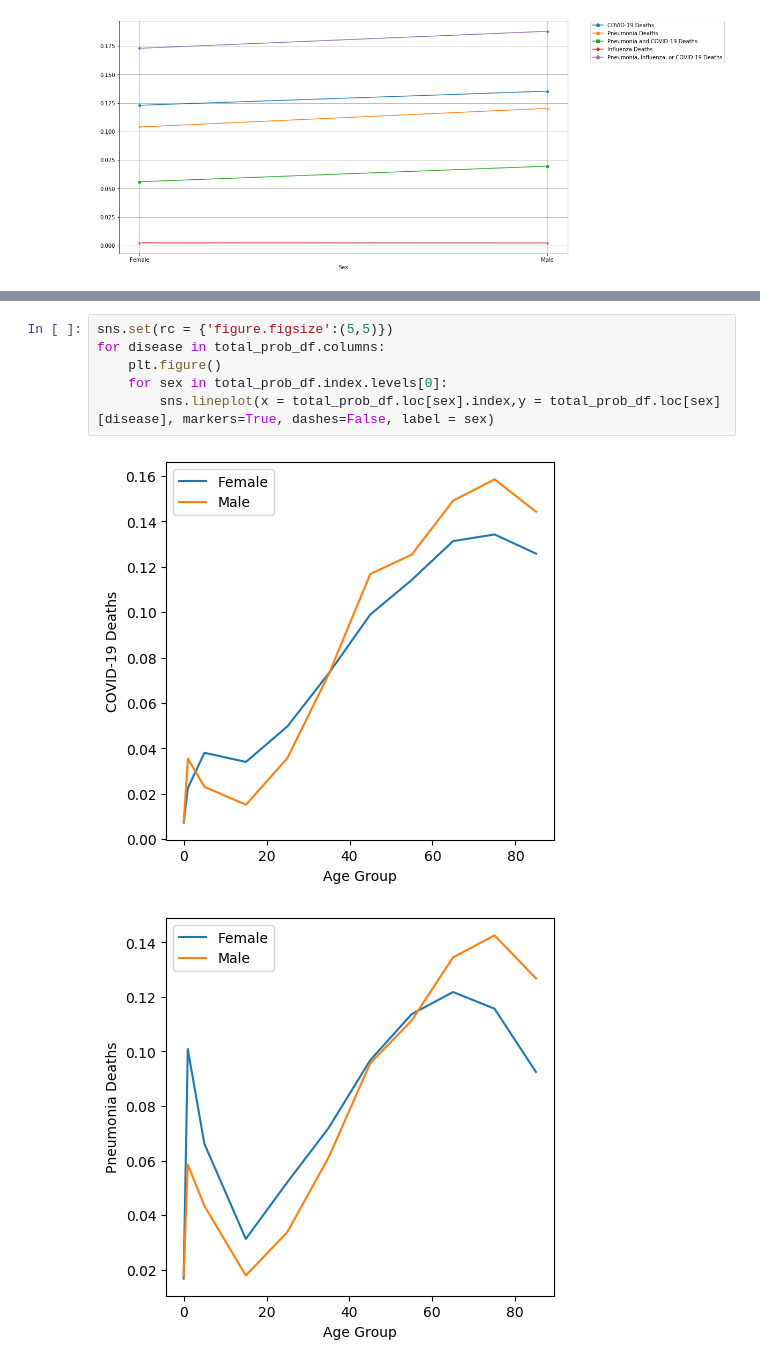
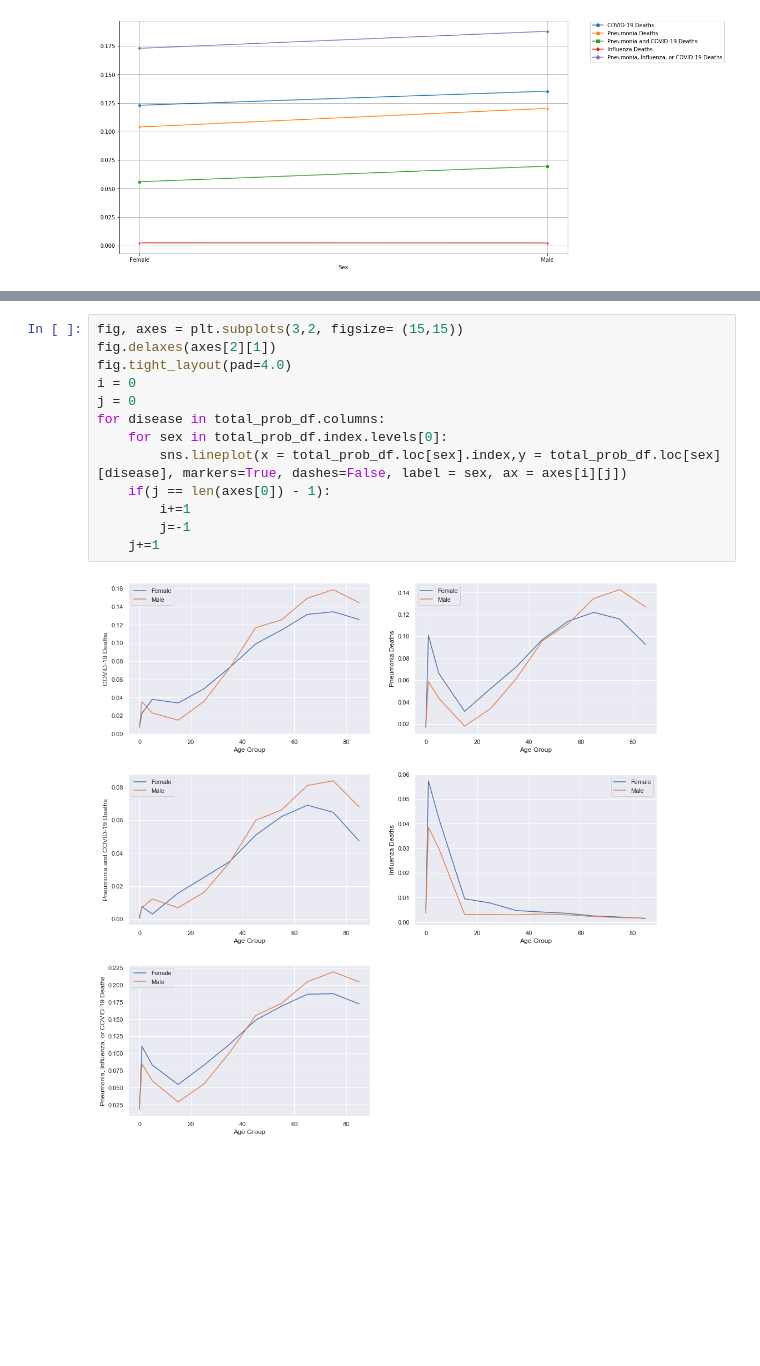
Before and after one commit to aditya-chichani/Covid-ICU-Bed-Allocation-System, a Jupyter notebook: 3036386807_3036383856_3037444215/analysis/data-processing.ipynb, the cells around one changed output, grey strips where cells are left out. Drawn from its saved outputs; the diff is of its cells as text; blank space fills up the shorter version.

```diff
--- a/3036386807_3036383856_3037444215/analysis/data-processing.ipynb
+++ b/3036386807_3036383856_3037444215/analysis/data-processing.ipynb
@@ -129,9 +80,15 @@ total_prob_df
 # %%
-sns.set(rc = {'figure.figsize':(5,5)})
+fig, axes = plt.subplots(3,2, figsize= (15,15))
+fig.delaxes(axes[2][1])
+fig.tight_layout(pad=4.0)
+i = 0
+j = 0
 for disease in total_prob_df.columns:
-    plt.figure()
     for sex in total_prob_df.index.levels[0]:
-        sns.lineplot(x = total_prob_df.loc[sex].index,y = total_prob_df.loc[sex][disease], markers=True, dashes=False, label = sex)
+        sns.lineplot(x = total_prob_df.loc[sex].index,y = total_prob_df.loc[sex][disease], markers=True, dashes=False, label = sex, ax = axes[i][j])
+    if(j == len(axes[0]) - 1):
+        i+=1
+        j=-1
+    j+=1
 # %% [output]
-[figure, old version]
+[figure, new version]
-[figure, removed]
```
Also changed, not shown: parts of 22 cells of this notebook.
